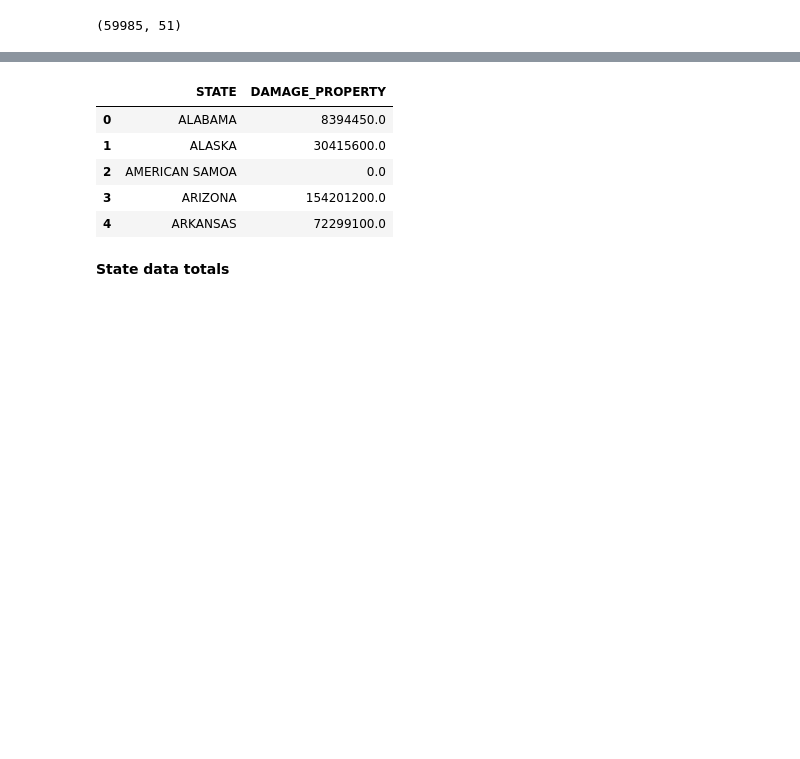
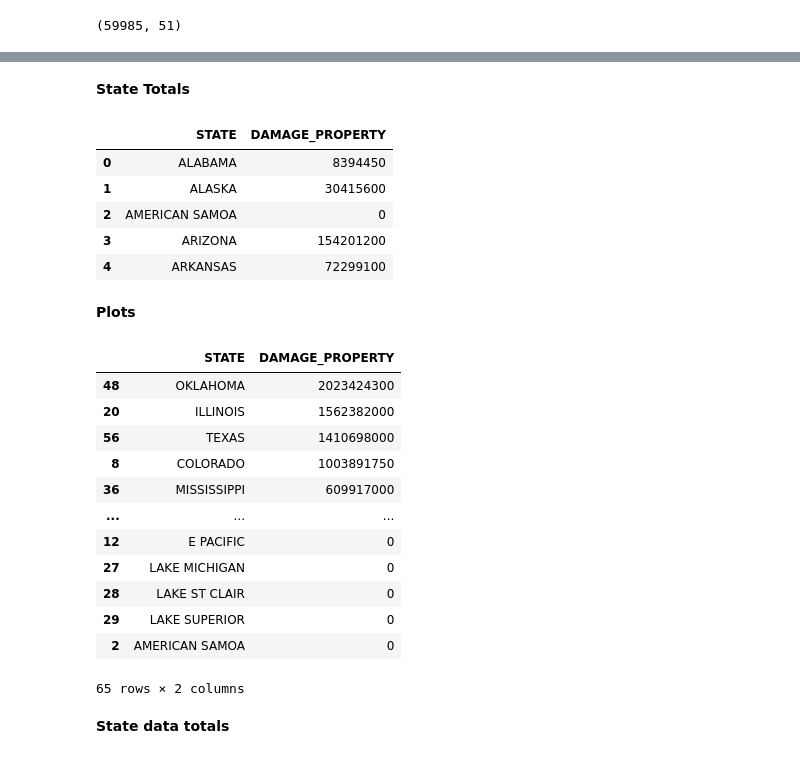
Before and after one commit to lmstephens/Build-Week1, a Jupyter notebook: 2013_2019weather.ipynb, the cells around one changed output, grey strips where cells are left out. Drawn from its saved outputs; the diff is of its cells as text; code cells hidden in the pictures; blank space fills up the shorter version.

```diff
--- a/2013_2019weather.ipynb
+++ b/2013_2019weather.ipynb
@@ -42,22 +42,43 @@ dfweather_data_2013 = weather_data_2013[['STATE','DAMAGE_PROPERTY']].copy()
 dfweather_data_2013 = dfweather_data_2013.dropna()
 # %%
 #look at https://stackoverflow.com/questions/39684548/convert-the-string-2-90k-to-2900-or-5-2m-to-5200000-in-pandas-dataframe
-DAMAGE_PROPERTY_2013 = dfweather_data_2013['DAMAGE_PROPERTY'].replace({'K': '*1e3', 'M': '*1e6', 'B': '1e9'}, regex=True).map(pd.eval)
+DAMAGE_PROPERTY_2013 = dfweather_data_2013['DAMAGE_PROPERTY'].replace({'K': '*1e3', 'M': '*1e6', 'B': '1e9'}, regex=True).map(pd.eval).astype(int)
 # %%
 dfweather_data_2013['DAMAGE_PROPERTY'] = DAMAGE_PROPERTY_2013
+# %% [markdown]
+**State Totals**
 # %%
 #adds together the state totals
 newdf2013 = dfweather_data_2013.groupby(['STATE'], as_index=False).sum()
 # %%
+#creates a new dataframe
 df2013 = pd.DataFrame(newdf2013)
 df2013.head()
 # %% [output]
 |  | STATE | DAMAGE_PROPERTY |
-| 0 | ALABAMA | 8394450.0 |
-| 1 | ALASKA | 30415600.0 |
-| 2 | AMERICAN SAMOA | 0.0 |
-| 3 | ARIZONA | 154201200.0 |
-| 4 | ARKANSAS | 72299100.0 |
+| 0 | ALABAMA | 8394450 |
+| 1 | ALASKA | 30415600 |
+| 2 | AMERICAN SAMOA | 0 |
+| 3 | ARIZONA | 154201200 |
+| 4 | ARKANSAS | 72299100 |
+# %% [markdown]
+**Plots**
+# %%
+df2013.sort_values(by='DAMAGE_PROPERTY', ascending=False)
+# %% [output]
+|  | STATE | DAMAGE_PROPERTY |
+| 48 | OKLAHOMA | 2023424300 |
+| 20 | ILLINOIS | 1562382000 |
+| 56 | TEXAS | 1410698000 |
+| 8 | COLORADO | 1003891750 |
+| 36 | MISSISSIPPI | 609917000 |
+| ... | ... | ... |
+| 12 | E PACIFIC | 0 |
+| 27 | LAKE MICHIGAN | 0 |
+| 28 | LAKE ST CLAIR | 0 |
+| 29 | LAKE SUPERIOR | 0 |
+| 2 | AMERICAN SAMOA | 0 |
+65 rows × 2 columns
 # %% [markdown]
 **State data totals**
 # %%
```
